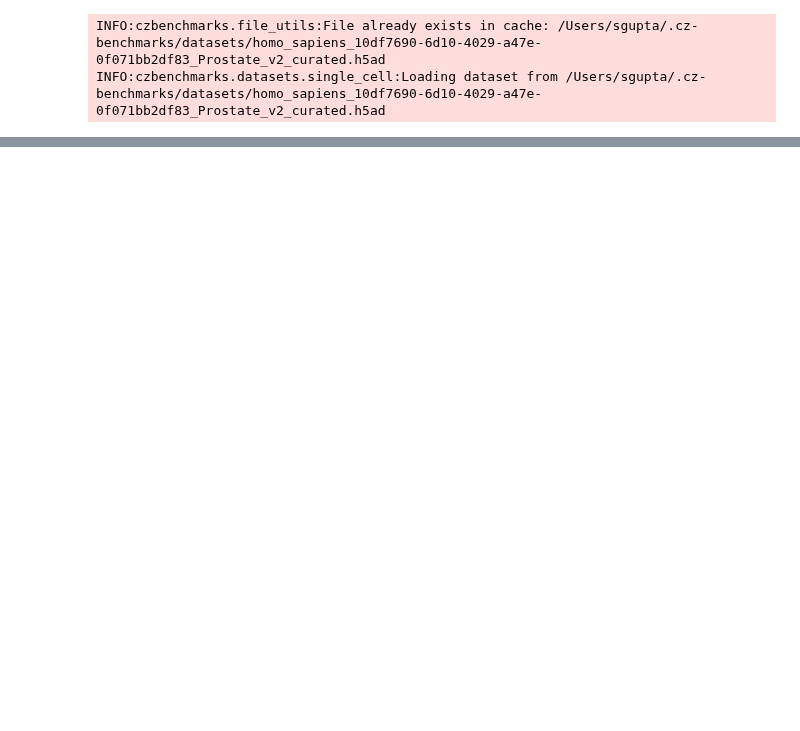
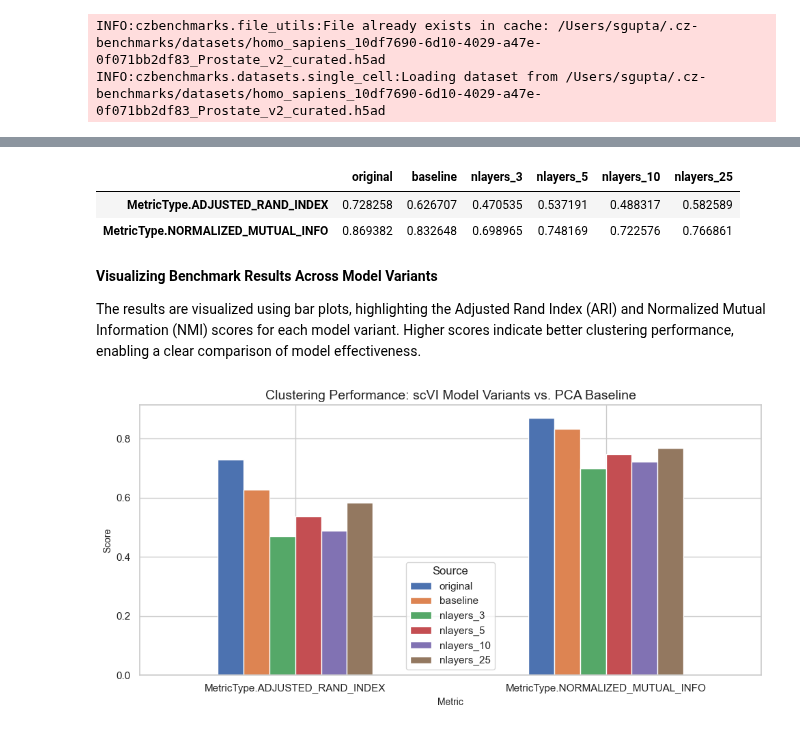
Before and after one commit to chanzuckerberg/cz-benchmarks, a Jupyter notebook: examples/scvi_model_dev_workflow.ipynb, the cells around one changed output, grey strips where cells are left out. Cells and saved outputs as stored; diff of their text form; code cells hidden in the pictures; blank space fills up the shorter version.

Commit message:
feat: use cases - basic usage, dev workflow, vcp model

```diff
--- a/examples/scvi_model_dev_workflow.ipynb
+++ b/examples/scvi_model_dev_workflow.ipynb
@@ -231,0 +238,30 @@ print(json.dumps(all_results, indent=2, default=str))
+# %%
+# ---------------------------------------------------------------
+# Iterative Model Variant Evaluation:
+#
+# Note: Here, we optimize the model by varying the latent dimension (n_latent),
+# but this workflow can be adapted to test other model parameters or architectures.
+# ---------------------------------------------------------------
+
+latent_param_to_test = [3, 5, 10, 25]
+
+for e in latent_param_to_test:
+
+    # Fine-tune the model
+    tuned_model = fine_tune_model(e)
+
+    # Generate the latent representation from the *fine-tuned* model
+    fine_tuned_model_output = tuned_model.get_latent_representation()
+
+    print(f"Generated fine-tuned scVI embedding with shape: {fine_tuned_model_output.shape}")
+
+    # 3. Run the task on this model variant's output
+    clustering_results = clustering_task.run(
+        cell_representation=fine_tuned_model_output,
+        task_input=clustering_task_input,
+    )
+
+    # Add results to the results dictionary for future comparison
+    this_result = [i.model_dump() for i in clustering_results]
+    benchmark_results[f"nlayers_{e}"] = {this_result[0]['metric_type']: this_result[0]['value'],
+                                       this_result[1]['metric_type']: this_result[1]['value']}
@@ -231,0 +317,21 @@ print(json.dumps(all_results, indent=2, default=str))
+# %%
+pd.DataFrame(benchmark_results).head()
+# %% [output]
+|  | original | baseline | nlayers_3 | nlayers_5 | nlayers_10 | nlayers_25 |
+| MetricType.ADJUSTED_RAND_INDEX | 0.728258 | 0.626707 | 0.470535 | 0.537191 | 0.488317 | 0.582589 |
+| MetricType.NORMALIZED_MUTUAL_INFO | 0.869382 | 0.832648 | 0.698965 | 0.748169 | 0.722576 | 0.766861 |
+# %% [markdown]
+**Visualizing Benchmark Results Across Model Variants**
+
+The results are visualized using bar plots, highlighting the Adjusted Rand Index (ARI) and Normalized Mutual Information (NMI) scores for each model variant. Higher scores indicate better clustering performance, enabling a clear comparison of model effectiveness.
+# %%
+pd.DataFrame(benchmark_results).plot.bar(figsize=(10,5))
+plt.title("Clustering Performance: scVI Model Variants vs. PCA Baseline", fontsize=14)
+plt.ylabel("Score", fontsize=10)
+plt.xlabel("Metric", fontsize=10)
+plt.xticks(rotation=0)
+plt.legend(title="Source")
+plt.tight_layout()
+plt.show()
+# %% [output]
+[figure, added]
```
Also changed, not shown: parts of 26 cells of this notebook, 4 other files.
